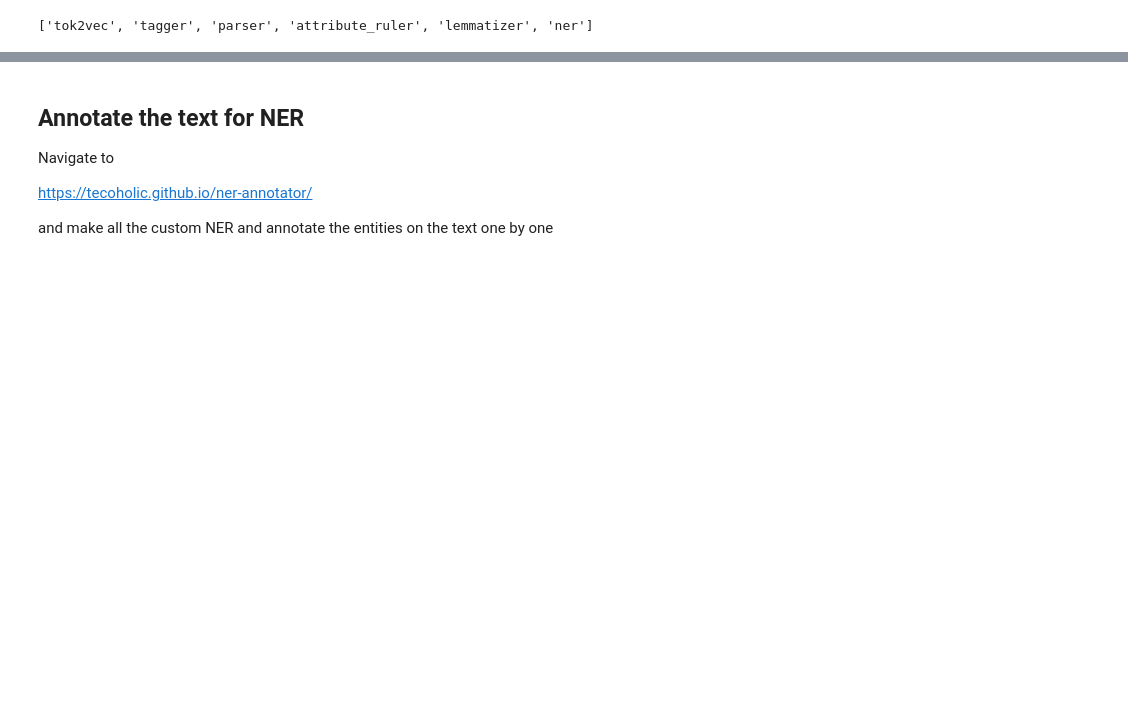
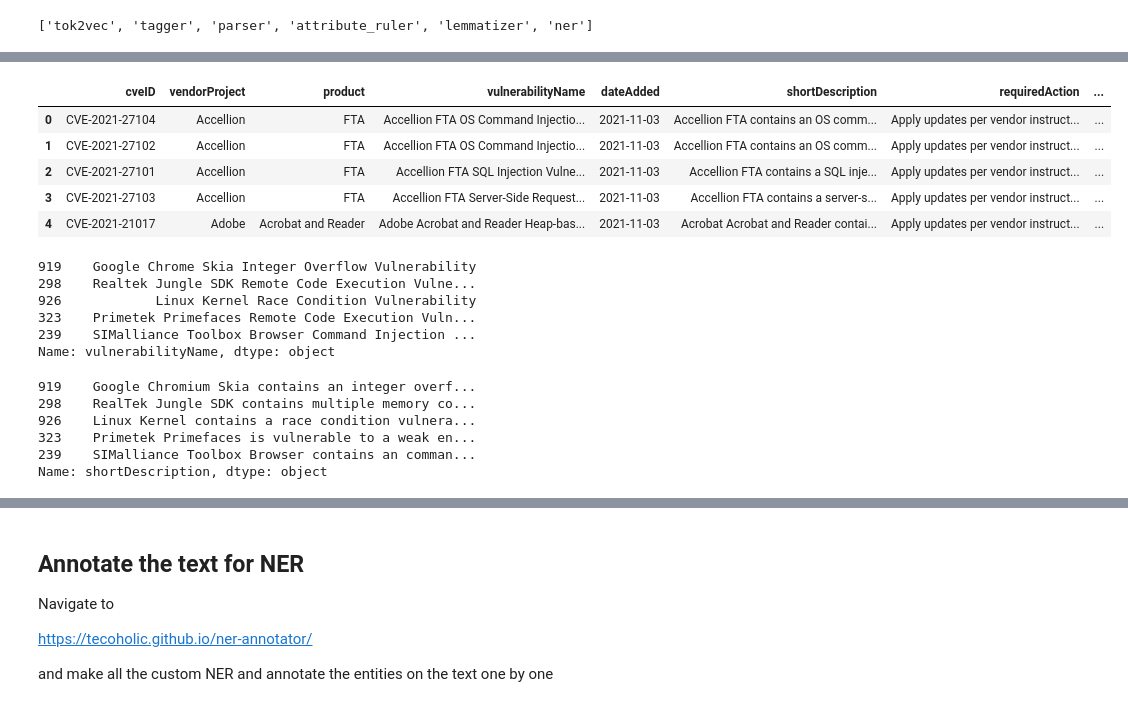
Before and after one commit to VaishnaviS3010/Capstone, a Jupyter notebook: NER.ipynb, the cells around one changed output, grey strips where cells are left out. Saved outputs shown, nothing was run; the diff lists cells and outputs as text; code cells hidden in the pictures; blank space fills up the shorter version.

```diff
--- a/NER.ipynb
+++ b/NER.ipynb
@@ -61,3 +25,13 @@ nlpSpacy = spacy.load("en_core_web_lg")
 print(nlpSpacy.pipe_names)
 # %% [output]
 ['tok2vec', 'tagger', 'parser', 'attribute_ruler', 'lemmatizer', 'ner']
+# %%
+# Load the CSV file into a DataFrame
+df = pd.read_csv('known_exploited_vulnerabilities.csv')
+
+
+# Create a random sample of 300 rows
+sample_df = df.sample(n=300, random_state=1)
+
+# Display the sample
+print(sample_df)
@@ -63,0 +56,29 @@ print(nlpSpacy.pipe_names)
+# %%
+df.head()
+# %% [output]
+|  | cveID | vendorProject | product | vulnerabilityName | dateAdded | shortDescription | requiredAction | ... |
+| 0 | CVE-2021-27104 | Accellion | FTA | Accellion FTA OS Command Injectio... | 2021-11-03 | Accellion FTA contains an OS comm... | Apply updates per vendor instruct... | ... |
+| 1 | CVE-2021-27102 | Accellion | FTA | Accellion FTA OS Command Injectio... | 2021-11-03 | Accellion FTA contains an OS comm... | Apply updates per vendor instruct... | ... |
+| 2 | CVE-2021-27101 | Accellion | FTA | Accellion FTA SQL Injection Vulne... | 2021-11-03 | Accellion FTA contains a SQL inje... | Apply updates per vendor instruct... | ... |
+| 3 | CVE-2021-27103 | Accellion | FTA | Accellion FTA Server-Side Request... | 2021-11-03 | Accellion FTA contains a server-s... | Apply updates per vendor instruct... | ... |
+| 4 | CVE-2021-21017 | Adobe | Acrobat and Reader | Adobe Acrobat and Reader Heap-bas... | 2021-11-03 | Acrobat Acrobat and Reader contai... | Apply updates per vendor instruct... | ... |
+# %%
+text1 = sample_df["vulnerabilityName"]
+text1.head()
+# %% [output]
+919    Google Chrome Skia Integer Overflow Vulnerability
+298    Realtek Jungle SDK Remote Code Execution Vulne...
+926            Linux Kernel Race Condition Vulnerability
+323    Primetek Primefaces Remote Code Execution Vuln...
+239    SIMalliance Toolbox Browser Command Injection ...
+Name: vulnerabilityName, dtype: object
+# %%
+text2 = sample_df["shortDescription"]
+text2.head()
+# %% [output]
+919    Google Chromium Skia contains an integer overf...
+298    RealTek Jungle SDK contains multiple memory co...
+926    Linux Kernel contains a race condition vulnera...
+323    Primetek Primefaces is vulnerable to a weak en...
+239    SIMalliance Toolbox Browser contains an comman...
+Name: shortDescription, dtype: object
```
Also changed, not shown: parts of 20 cells of this notebook, 15 other files.
